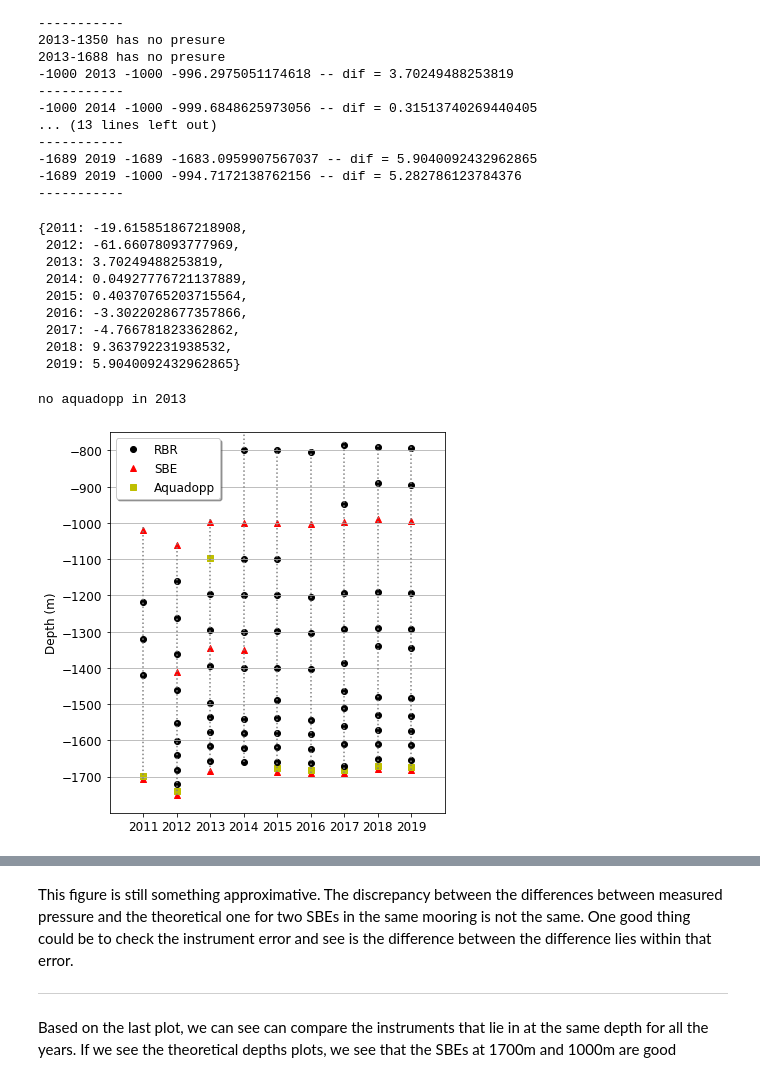
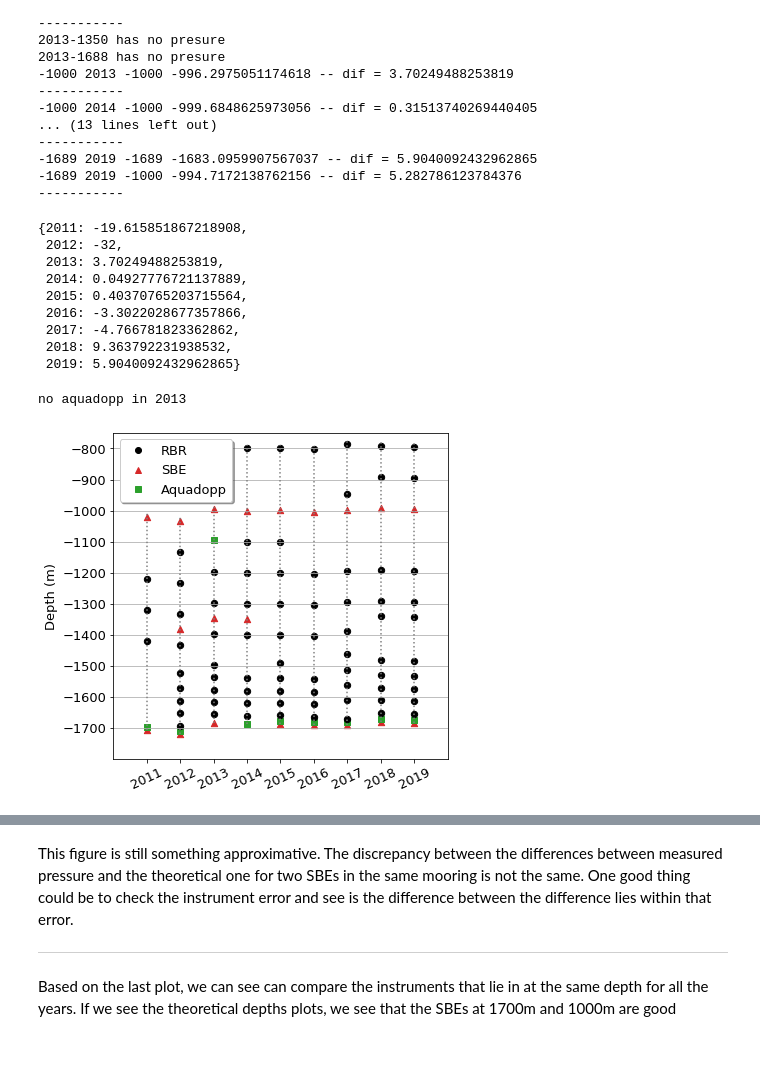
Before and after one commit to cpierard/momar_data_analysis, a Jupyter notebook: 04.Positioning_intruments.ipynb, the cells around one changed output, grey strips where cells are left out. Cells and saved outputs as stored; diff of their text form; code cells hidden in the pictures; blank space fills up the shorter version.

```diff
--- a/04.Positioning_intruments.ipynb
+++ b/04.Positioning_intruments.ipynb
@@ -213,18 +229,19 @@ for y in range(2011, 2020):
 -1689 2019 -1689 -1683.0959907567037 -- dif = 5.9040092432962865
 -1689 2019 -1000 -994.7172138762156 -- dif = 5.282786123784376
 -----------
-# %%
-diff_global
-# %% [output]
-{2011: -19.615851867218908,
- 2012: -61.66078093777969,
- 2013: 3.70249488253819,
- 2014: 0.04927776721137889,
- 2015: 0.40370765203715564,
- 2016: -3.3022028677357866,
- 2017: -4.766781823362862,
- 2018: 9.363792231938532,
- 2019: 5.9040092432962865}
+# %%
+diff_global[2012] = -32
+diff_global
+# %% [output]
+{2011: -19.615851867218908,
+ 2012: -32,
+ 2013: 3.70249488253819,
+ 2014: 0.04927776721137889,
+ 2015: 0.40370765203715564,
+ 2016: -3.3022028677357866,
+ 2017: -4.766781823362862,
+ 2018: 9.363792231938532,
+ 2019: 5.9040092432962865}
 # %%
 import pickle
 # %%
@@ -245,18 +262,18 @@ for y in range(2011, 2020):
     with Dataset(f'../netcdf/{y}/sbe.nc', 'r') as nc:
         depths = itertools.chain(depths, list(-nc['DEPTH'][:] + diff_global[y]))
         labels = itertools.chain(labels, [u'^' for i in range(len(-nc['DEPTH'][:]))])
-        colors = itertools.chain(colors, ['r' for i in range(len(-nc['DEPTH'][:]))])
+        colors = itertools.chain(colors, ['tab:red' for i in range(len(-nc['DEPTH'][:]))])
 
         #aquadopp
         if y==2014:
-            depths = itertools.chain(depths, [1700-14])
+            depths = itertools.chain(depths, [-1700+14])
         elif y ==2013:
             print('no aquadopp in 2013')
         else:
             depths = itertools.chain(depths, [-nc['DEPTH'][:].max() + 10 + diff_global[y]])
             # -10m addition is an artistic license in reality is 2m.
         labels = itertools.chain(labels, [u's'])
-        colors = itertools.chain(colors, ['y'])
+        colors = itertools.chain(colors, ['tab:green'])
 
     with Dataset(f'../netcdf/{y}/rbr.nc', 'r') as nc:
         depths = itertools.chain(depths, list(-nc['DEPTH'][:] + diff_global[y]))
@@ -269,35 +286,36 @@ for y in range(2011, 2020):
 # %% [output]
 no aquadopp in 2013
 # %%
-plt.rcParams.update({'font.size': 12})
-plt.figure(figsize=(6,7))
+plt.rcParams.update({'font.size': 13})
+plt.figure(figsize=(6,6))
 for yy in range(2011,2020):
     X = np.zeros(len(real_depth_global[yy])) + yy
     Y = np.array(real_depth_global[yy])
     s = instrument_labels[yy]
     Col = instrument_colors[yy]
 
     plt.plot([yy,yy], [min(real_depth_global[yy]), max(real_depth_global[yy])+ 12],
             linestyle=':', color='gray')
 
     for _s, col, _x, _y in zip(s, Col, X, Y):
-        plt.scatter(_x, _y, marker=_s, facecolors=col, edgecolors=col)
+        plt.scatter(_x, _y, marker=_s, facecolors=col, edgecolors=col, s=40)
 
 plt.gca().invert_yaxis()
 plt.yticks(np.linspace(-800, -1700, 10))
 plt.xticks(np.linspace(2011, 2019, 9))
 plt.ylim(-1800, -750)
 plt.xlim(2010, 2020)
 plt.grid(axis='y', ls='-')
 
 from matplotlib.lines import Line2D
 lines = [Line2D([0], [0], linestyle='', marker='o', c='k'),
-         Line2D([0], [0], linestyle='', marker='^', c='r'),
-         Line2D([0], [0], linestyle='', marker='s', c='y')]
+         Line2D([0], [0], linestyle='', marker='^', c='tab:red'),
+         Line2D([0], [0], linestyle='', marker='s', c='tab:green')]
 labels = ['RBR', 'SBE', 'Aquadopp']
 plt.legend(lines, labels, shadow=True)
 plt.ylabel('Depth (m)')
+plt.xticks(rotation= 25)
 #plt.title('Corrected mooring depths')
 plt.savefig('../figures/report_figures/real_position', facecolor=(1,0,0,0))
 # %% [output]
-[figure, old version]
+[figure, new version]
```
Also changed, not shown: parts of 4 cells of this notebook, 4 other files.
